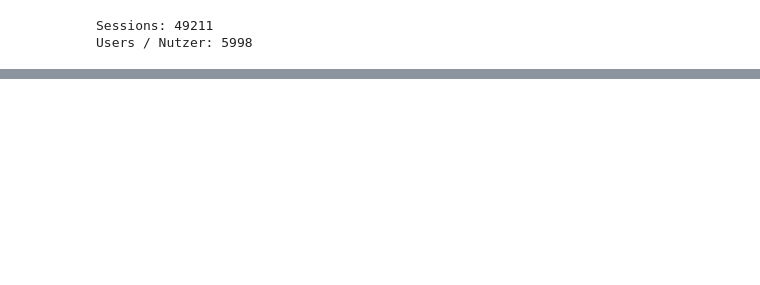
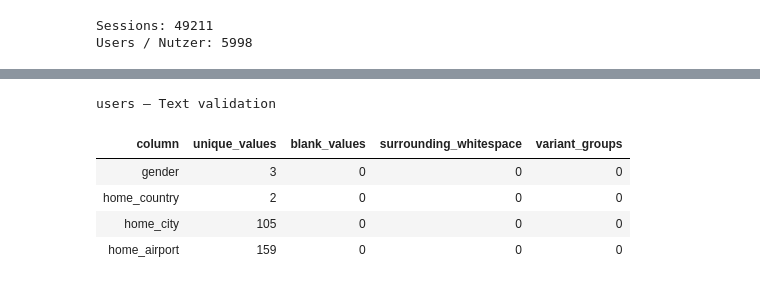
Before and after one commit to mperos1978/TravelTide, a Jupyter notebook: notebooks/01_eda.ipynb, the cells around one changed output, grey strips where cells are left out. Drawn from its saved outputs; the diff is of its cells as text; code cells hidden in the pictures; blank space fills up the shorter version.

```diff
--- a/notebooks/01_eda.ipynb
+++ b/notebooks/01_eda.ipynb
@@ -54,0 +516,50 @@ display(export_checks)
+# %%
+# inspect text columns without changing the working data
+# textspalten prüfen, ohne die arbeitsdaten zu verändern
+text_checks = []
+text_variants = {}
+
+for column in users_work.select_dtypes(
+    include=["object", "string", "str"]
+).columns:
+    values = users_work[column].astype("string")
+    stripped = values.str.strip()
+    normalized = stripped.str.casefold()
+
+    variants = pd.DataFrame({
+        "original": values,
+        "normalized": normalized,
+    }).dropna().drop_duplicates()
+
+    variant_counts = variants.groupby("normalized")["original"].nunique()
+    variant_groups = variant_counts[variant_counts > 1].index
+
+    text_checks.append({
+        "column": column,
+        "unique_values": values.nunique(),
+        "blank_values": stripped.eq("").sum(),
+        "surrounding_whitespace": values.ne(stripped).sum(),
+        "variant_groups": len(variant_groups),
+    })
+
+    text_variants[column] = variants[
+        variants["normalized"].isin(variant_groups)
+    ].sort_values(["normalized", "original"])
+
+display(style_overview(
+    pd.DataFrame(text_checks),
+    "users — Text validation",
+    {
+        "unique_values": "{:,.0f}",
+        "blank_values": "{:,.0f}",
+        "surrounding_whitespace": "{:,.0f}",
+        "variant_groups": "{:,.0f}",
+    },
+))
+# %% [output]
+users — Text validation
+| column | unique_values | blank_values | surrounding_whitespace | variant_groups |
+| gender | 3 | 0 | 0 | 0 |
+| home_country | 2 | 0 | 0 | 0 |
+| home_city | 105 | 0 | 0 | 0 |
+| home_airport | 159 | 0 | 0 | 0 |
```
Also changed, not shown: parts of 20 cells of this notebook.
